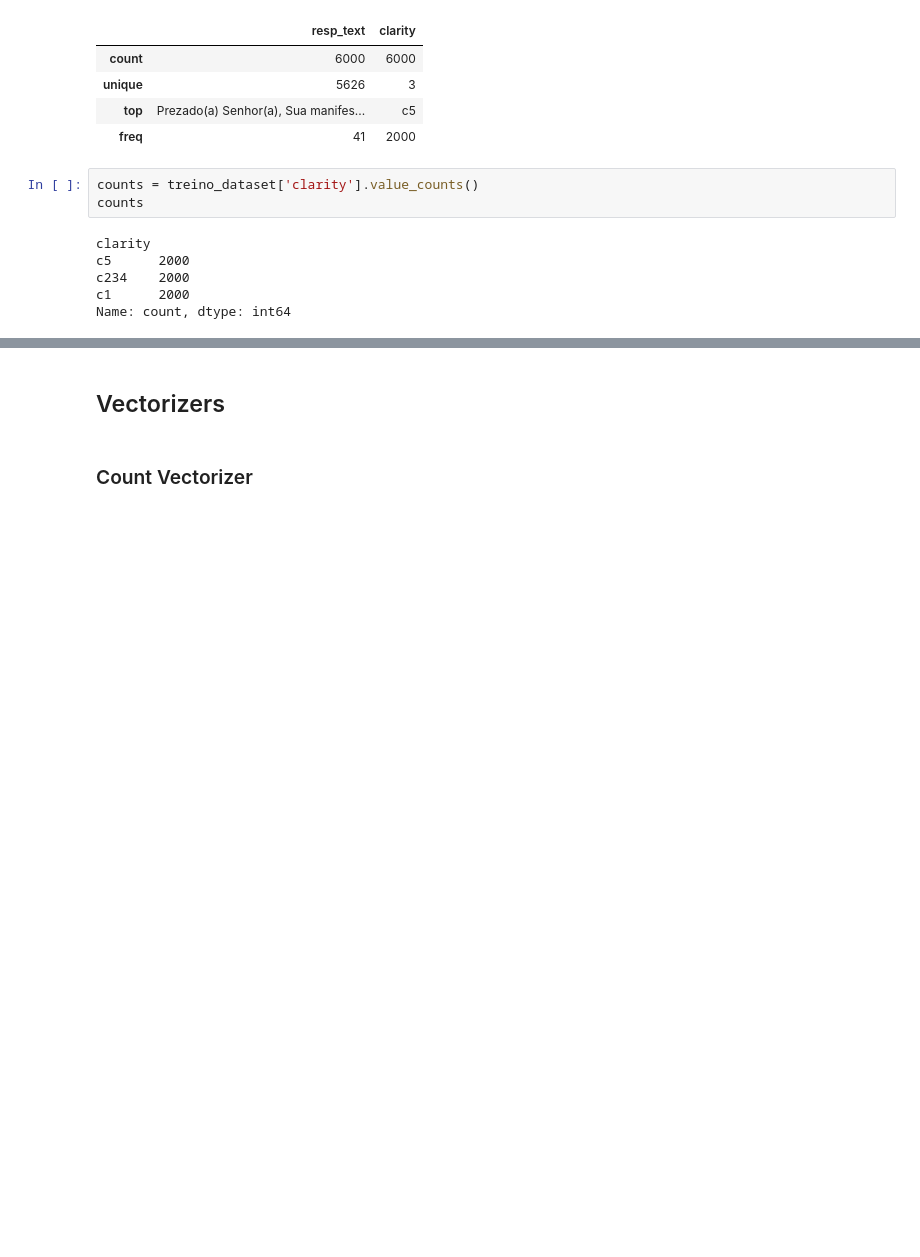
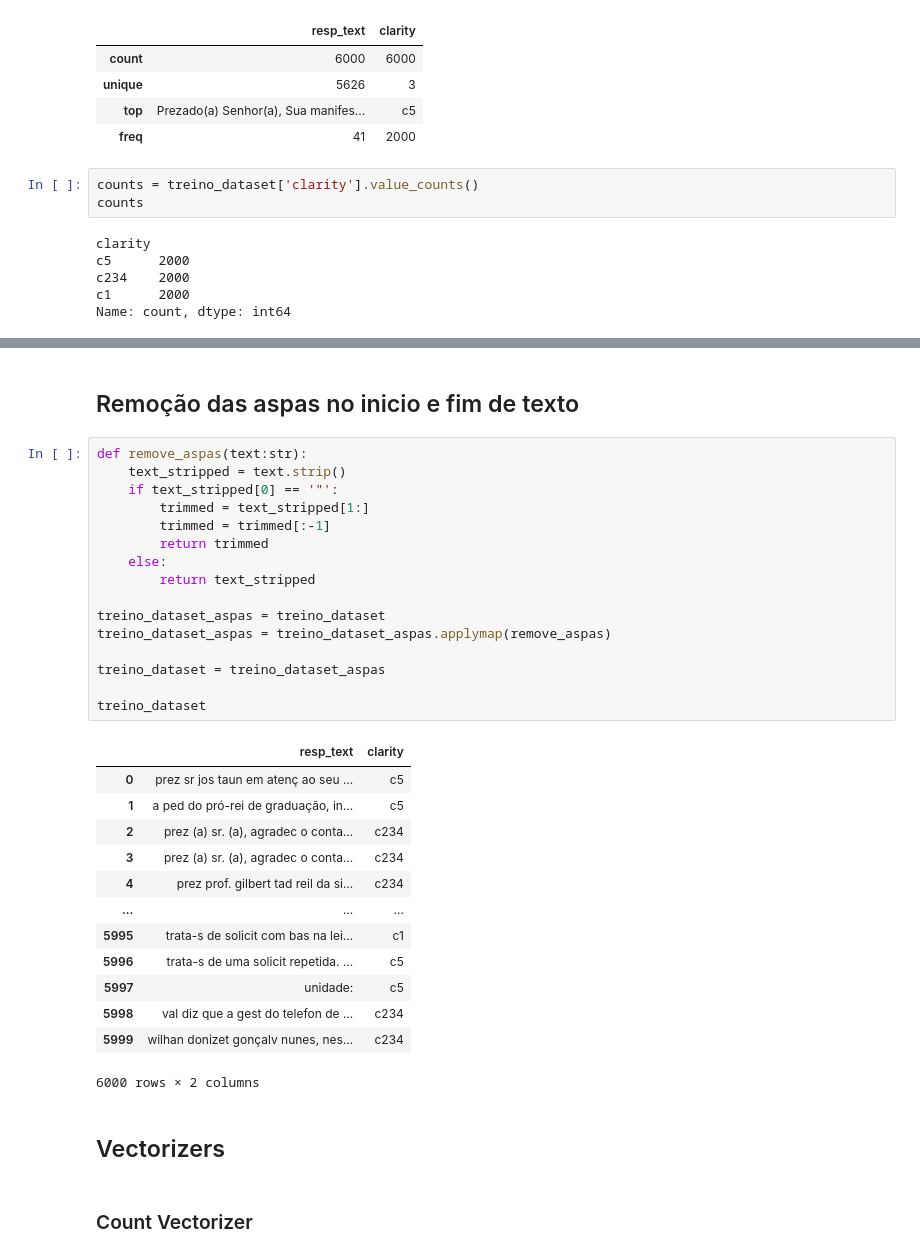
Before and after one commit to iwamotoraphael/PLN, a Jupyter notebook: src/training/EP-stemming.ipynb, the cells around one changed output, grey strips where cells are left out. Saved outputs shown, nothing was run; the diff lists cells and outputs as text; blank space fills up the shorter version.

Commit message:
remoção das aspas

```diff
--- a/src/training/EP-stemming.ipynb
+++ b/src/training/EP-stemming.ipynb
@@ -73,6 +74,38 @@ treino_dataset['resp_text']
 5998    val diz que a gest do telefon de uso públic é ...
 5999    wilhan donizet gonçalv nunes, nest nup 2348001...
 Name: resp_text, Length: 6000, dtype: object
+# %% [markdown]
+## Remoção das aspas no inicio e fim de texto
+# %%
+def remove_aspas(text:str):
+    text_stripped = text.strip()
+    if text_stripped[0] == '"':
+        trimmed = text_stripped[1:]
+        trimmed = trimmed[:-1]
+        return trimmed
+    else:
+        return text_stripped
+
+treino_dataset_aspas = treino_dataset
+treino_dataset_aspas = treino_dataset_aspas.applymap(remove_aspas)
+
+treino_dataset = treino_dataset_aspas
+
+treino_dataset
+# %% [output]
+|  | resp_text | clarity |
+| 0 | prez sr jos taun em atenç ao seu ... | c5 |
+| 1 | a ped do pró-rei de graduação, in... | c5 |
+| 2 | prez (a) sr. (a), agradec o conta... | c234 |
+| 3 | prez (a) sr. (a), agradec o conta... | c234 |
+| 4 | prez prof. gilbert tad reil da si... | c234 |
+| ... | ... | ... |
+| 5995 | trata-s de solicit com bas na lei... | c1 |
+| 5996 | trata-s de uma solicit repetida. ... | c5 |
+| 5997 | unidade: | c5 |
+| 5998 | val diz que a gest do telefon de ... | c234 |
+| 5999 | wilhan donizet gonçalv nunes, nes... | c234 |
+6000 rows × 2 columns
 # %% [markdown]
 ## Vectorizers
 # %% [markdown]
```
Also changed, not shown: parts of 9 cells of this notebook, 4 other files.
